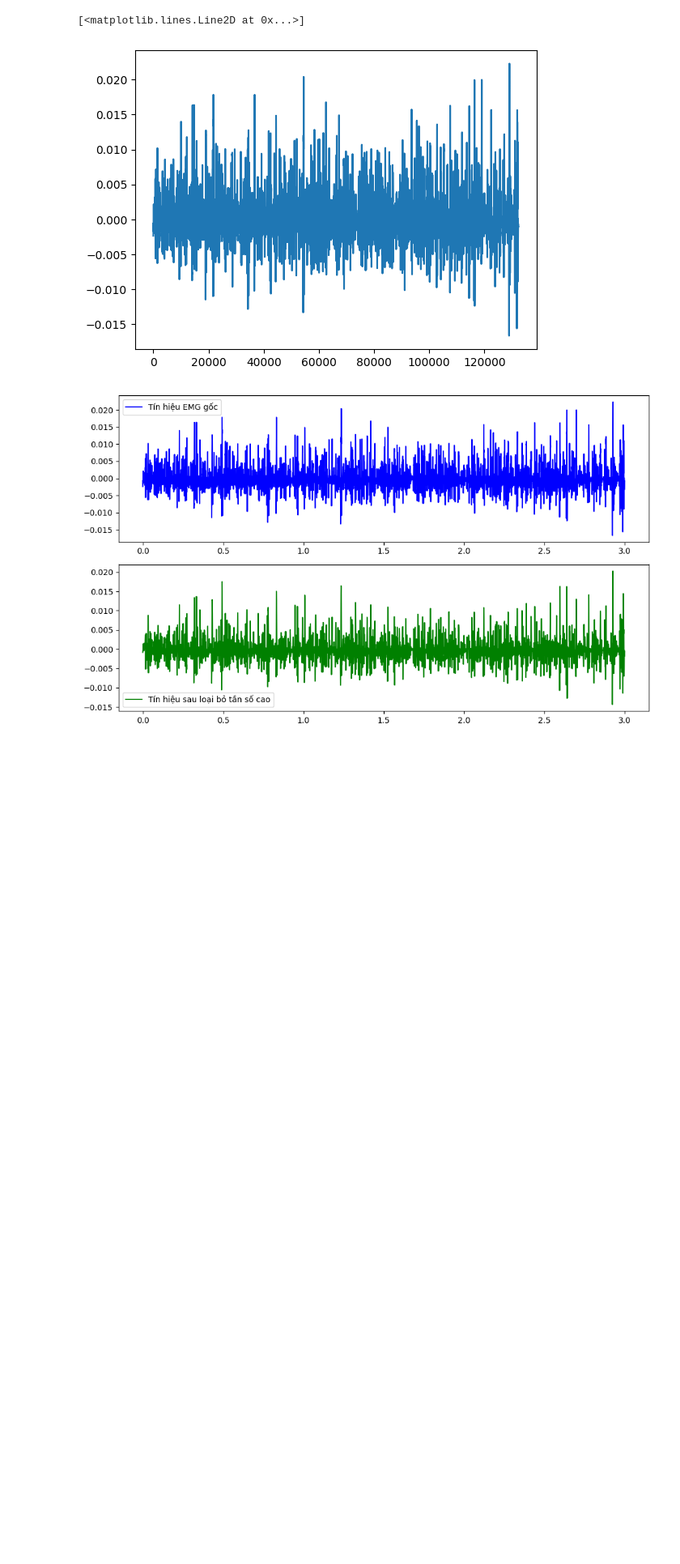
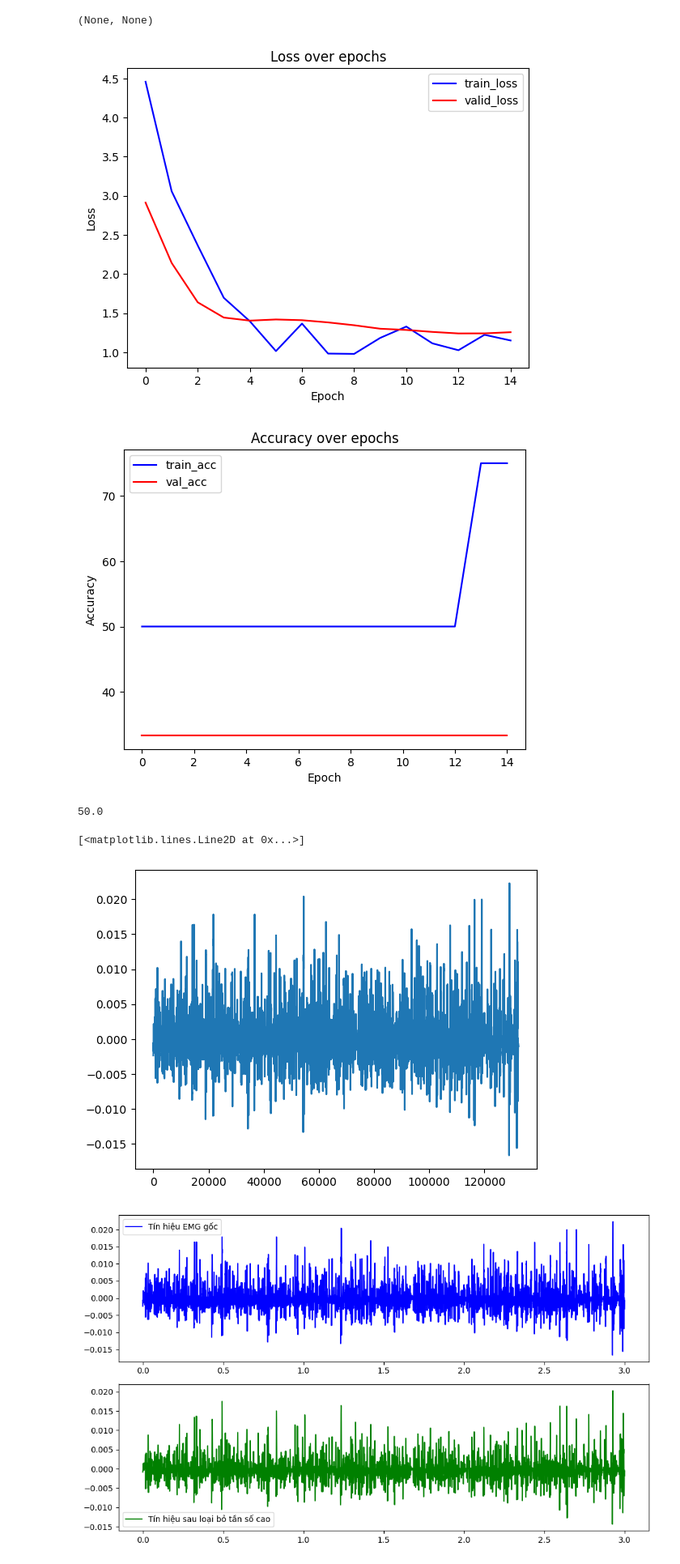
Before and after one commit to TuanAnhNguyenCo/HumanActivityRecognition, a Jupyter notebook: GConvForVideo.ipynb, the cells around one changed output. Shown at 81% size. Drawn from its saved outputs; the diff is of its cells as text; code cells hidden in the pictures; blank space fills up the shorter version.

```diff
--- a/GConvForVideo.ipynb
+++ b/GConvForVideo.ipynb
@@ -111,7 +113,7 @@ class StandConvolution(nn.Module):
 		return x_out
 # %%
 class GGCN(nn.Module):
-	def __init__(self, adj, num_classes, gc_dims, sc_dims, dropout=0.5):
+	def __init__(self, adj, num_classes, gc_dims, sc_dims, dropout=0.2):
 		super(GGCN, self).__init__()
 
 
@@ -136,7 +138,7 @@ def train(train_loader,model,criterion,optimizer,device):
     running_loss = 0
     model.train()
 
-    for images,labels in tqdm(train_loader):
+    for images,labels,_ in tqdm(train_loader):
 
         images = images.to(device)
         labels = labels.to(device)
@@ -161,7 +163,7 @@ def validate(valid_loader,model,criterion,device):
     running_loss = 0
 
 
-    for images,labels in tqdm(valid_loader):
+    for images,labels,_ in tqdm(valid_loader):
 
         images = images.to(device)
         labels = labels.to(device)
@@ -180,7 +182,7 @@ def get_accuracy(model,data_loader,device):
 
     with torch.no_grad():
         model.eval()
-        for images, labels in data_loader:
+        for images, labels,_ in data_loader:
             images = images.to(device)
             labels = labels.to(device)
 
@@ -214,11 +216,11 @@ def plot_accuracy(train_acc,valid_acc):
             ylabel="Accuracy")
     ax1.legend()
 # %%
-train_set = SkeletonData("data/108_new/train.pkl")
-val_set = SkeletonData("data/108_new/val.pkl")
-test_set = SkeletonData("data/108_new/test.pkl")
+train_set = SkeletonAndEMGData("data/108_new/train.pkl")
+val_set = SkeletonAndEMGData("data/108_new/val.pkl")
+test_set = SkeletonAndEMGData("data/108_new/test.pkl")
 
 train_loader = DataLoader(train_set,batch_size = 128,drop_last = False)
-valid_loader = DataLoader(val_set,batch_size = 512,drop_last = False)
-test_loader = DataLoader(test_set,batch_size = 512,drop_last = False)
+valid_loader = DataLoader(val_set,batch_size = 128,drop_last = False)
+test_loader = DataLoader(test_set,batch_size = 128,drop_last = False)
 # %% [output]
@@ -228,10 +230,10 @@ tensor([33, 10, 36, 35])
 # %%
-model = GGCN(find_adjacency_matrix(),41,[3,9],[9, 16, 32, 64],0.5).to(device)
+model = GGCN(find_adjacency_matrix(),41,[3,9],[9, 16, 32, 64],0.2).to(device)
 criterion = nn.CrossEntropyLoss()
 optimizer = torch.optim.Adam(model.parameters())
 from util.evaluation import early_stopping
 device = 'cuda:0'
-epochs = 50
+epochs = 15
 train_losses = []
 valid_losses = []
 train_accuracy = []
@@ -280,3 +282,13 @@ Epoch 12 --- Train loss = 1.82351815700531 --- Valid loss = 3.5323829650878906 -
+# %%
+plot_losses(train_losses,valid_losses),plot_accuracy(train_accuracy,val_accuracy)
+# %% [output]
+(None, None)
+[figure, added]
+[figure, added]
+# %%
+get_accuracy(model,test_loader,device)
+# %% [output]
+50.0
 # %%
 
 import cv2
```
Also changed, not shown: parts of 4 cells of this notebook, 5 other files.
